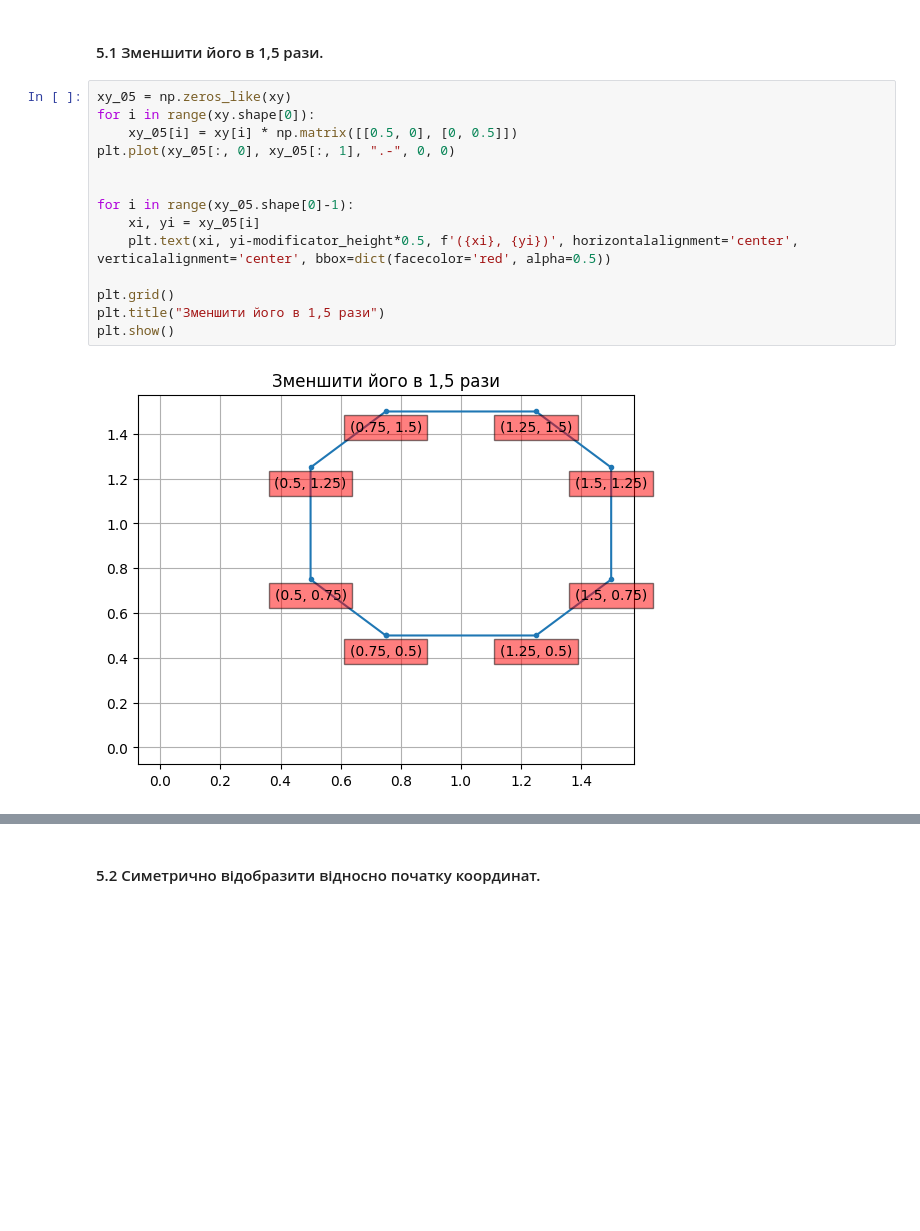
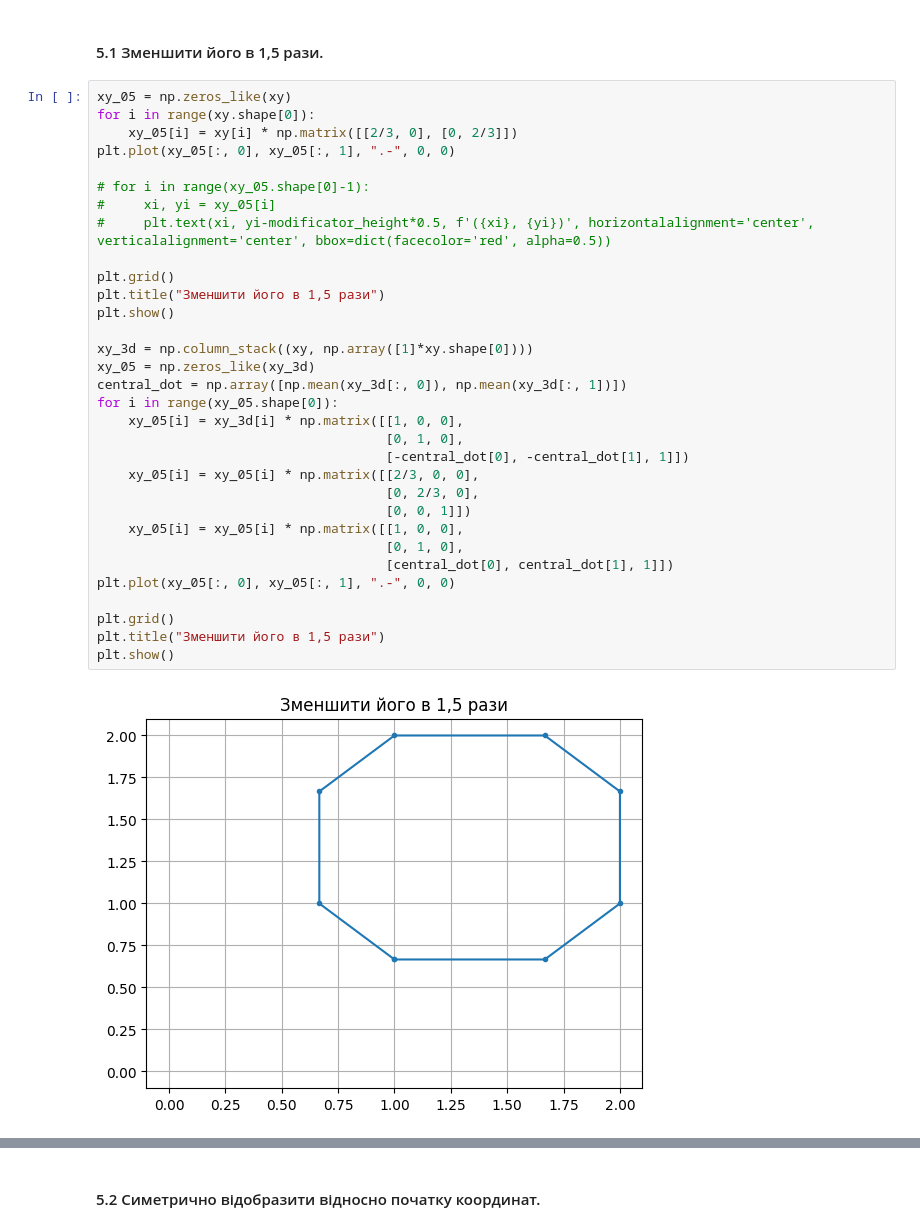
Before and after one commit to KlymentievMaksym/CompGraph, a Jupyter notebook: Lab1.ipynb, the cells around one changed output, grey strips where cells are left out. Drawn from its saved outputs; the diff is of its cells as text; blank space fills up the shorter version.

```diff
--- a/Lab1.ipynb
+++ b/Lab1.ipynb
@@ -66,16 +66,34 @@ plt.show()
 # %%
 xy_05 = np.zeros_like(xy)
 for i in range(xy.shape[0]):
-    xy_05[i] = xy[i] * np.matrix([[0.5, 0], [0, 0.5]])
+    xy_05[i] = xy[i] * np.matrix([[2/3, 0], [0, 2/3]])
 plt.plot(xy_05[:, 0], xy_05[:, 1], ".-", 0, 0)
 
-
-for i in range(xy_05.shape[0]-1):
-    xi, yi = xy_05[i]
-    plt.text(xi, yi-modificator_height*0.5, f'({xi}, {yi})', horizontalalignment='center', verticalalignment='center', bbox=dict(facecolor='red', alpha=0.5))
+# for i in range(xy_05.shape[0]-1):
+#     xi, yi = xy_05[i]
+#     plt.text(xi, yi-modificator_height*0.5, f'({xi}, {yi})', horizontalalignment='center', verticalalignment='center', bbox=dict(facecolor='red', alpha=0.5))
 
 plt.grid()
 plt.title("Зменшити його в 1,5 рази")
 plt.show()
+
+xy_3d = np.column_stack((xy, np.array([1]*xy.shape[0])))
+xy_05 = np.zeros_like(xy_3d)
+central_dot = np.array([np.mean(xy_3d[:, 0]), np.mean(xy_3d[:, 1])])
+for i in range(xy_05.shape[0]):
+    xy_05[i] = xy_3d[i] * np.matrix([[1, 0, 0],
+                                     [0, 1, 0],
+                                     [-central_dot[0], -central_dot[1], 1]])
+    xy_05[i] = xy_05[i] * np.matrix([[2/3, 0, 0],
+                                     [0, 2/3, 0],
+                                     [0, 0, 1]])
+    xy_05[i] = xy_05[i] * np.matrix([[1, 0, 0],
+                                     [0, 1, 0],
+                                     [central_dot[0], central_dot[1], 1]])
+plt.plot(xy_05[:, 0], xy_05[:, 1], ".-", 0, 0)
+
+plt.grid()
+plt.title("Зменшити його в 1,5 рази")
+plt.show()
 # %% [output]
-[figure, old version]
+[figure, new version]
```
Also changed, not shown: parts of 5 cells of this notebook.
